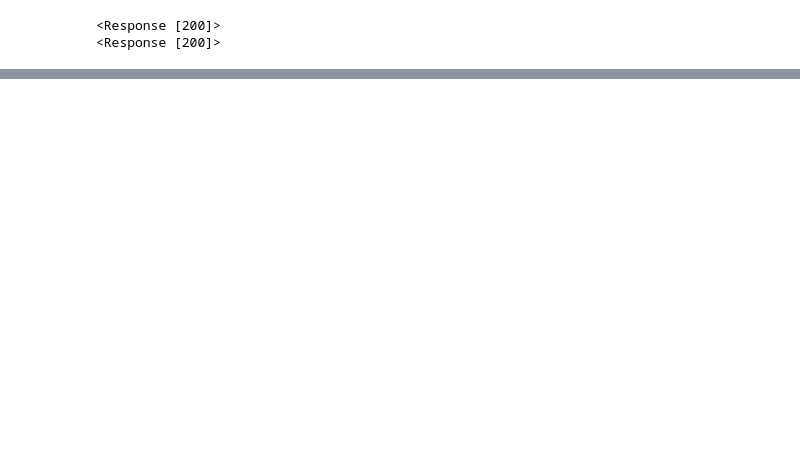
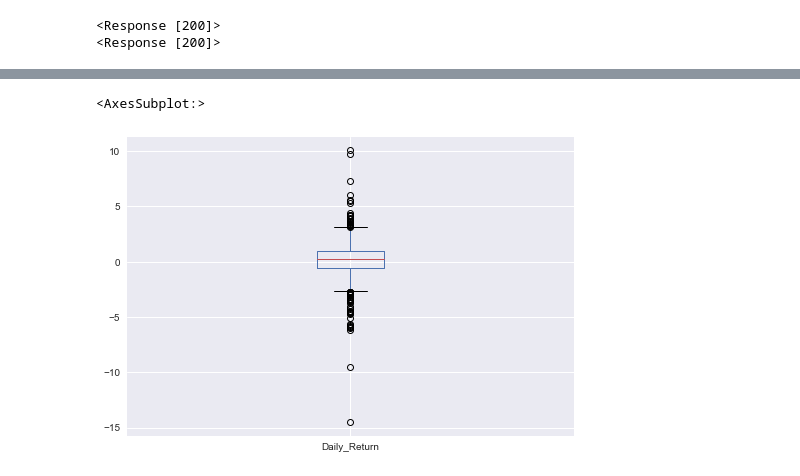
Before and after one commit to arminv1001/BTCvsSPX, a Jupyter notebook: DataLoader.ipynb, the cells around one changed output, grey strips where cells are left out. Saved outputs shown, nothing was run; the diff lists cells and outputs as text; code cells hidden in the pictures; blank space fills up the shorter version.

Commit message:
boxplot

```diff
--- a/DataLoader.ipynb
+++ b/DataLoader.ipynb
@@ -57,0 +75,5 @@ spx_data
+# %%
+spx_data.boxplot(column=["Daily_Return"], return_type="axes")
+# %% [output]
+<AxesSubplot:>
+[figure, added]
```
Also changed, not shown: parts of 14 cells of this notebook.
